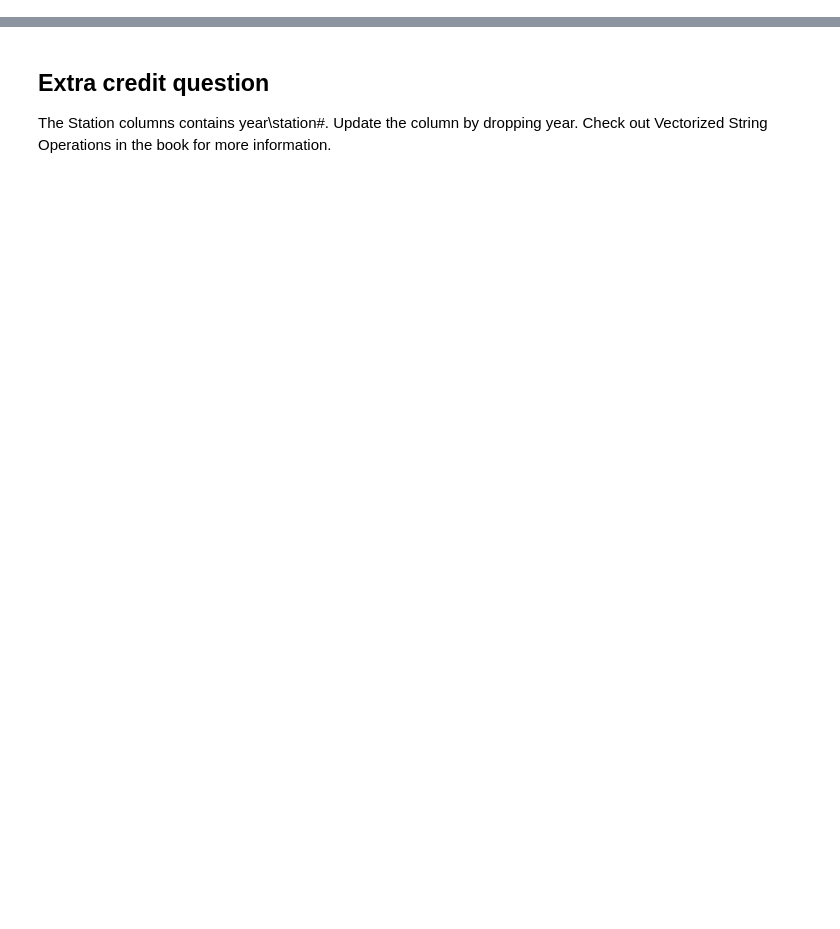
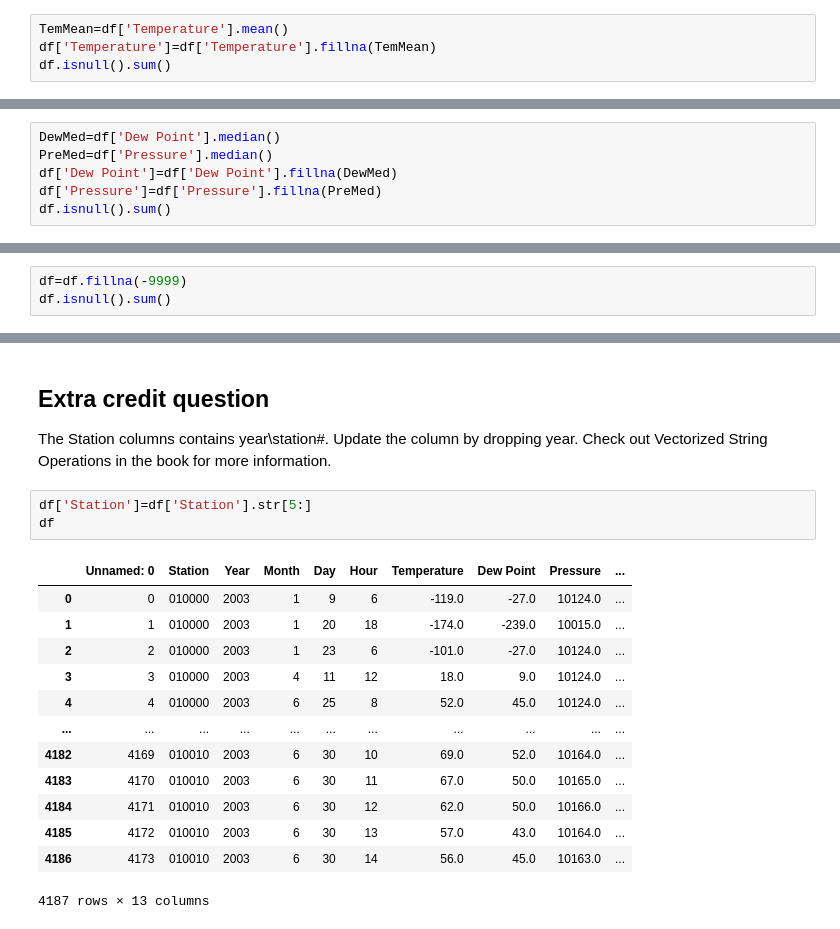
Before and after one commit to shasha920/6070HY, a Jupyter notebook: Assignment 9.ipynb, the cells around one changed output, grey strips where cells are left out. Cells and saved outputs as stored; diff of their text form; blank space fills up the shorter version.

```diff
--- a/Assignment 9.ipynb
+++ b/Assignment 9.ipynb
@@ -126,0 +106,4 @@ dtype: int64
+# %%
+TemMean=df['Temperature'].mean()
+df['Temperature']=df['Temperature'].fillna(TemMean)
+df.isnull().sum()
@@ -144,0 +127,6 @@ dtype: int64
+# %%
+DewMed=df['Dew Point'].median()
+PreMed=df['Pressure'].median()
+df['Dew Point']=df['Dew Point'].fillna(DewMed)
+df['Pressure']=df['Pressure'].fillna(PreMed)
+df.isnull().sum()
@@ -162,0 +150,3 @@ dtype: int64
+# %%
+df=df.fillna(-9999)
+df.isnull().sum()
@@ -178,3 +184,20 @@ dtype: int64
 # %% [markdown]
 ## Extra credit question
 The Station columns contains year\station#. Update the column by dropping year. Check out Vectorized String Operations in the book for more information.
+# %%
+df['Station']=df['Station'].str[5:]
+df
+# %% [output]
+|  | Unnamed: 0 | Station | Year | Month | Day | Hour | Temperature | Dew Point | Pressure | ... |
+| 0 | 0 | 010000 | 2003 | 1 | 9 | 6 | -119.0 | -27.0 | 10124.0 | ... |
+| 1 | 1 | 010000 | 2003 | 1 | 20 | 18 | -174.0 | -239.0 | 10015.0 | ... |
+| 2 | 2 | 010000 | 2003 | 1 | 23 | 6 | -101.0 | -27.0 | 10124.0 | ... |
+| 3 | 3 | 010000 | 2003 | 4 | 11 | 12 | 18.0 | 9.0 | 10124.0 | ... |
+| 4 | 4 | 010000 | 2003 | 6 | 25 | 8 | 52.0 | 45.0 | 10124.0 | ... |
+| ... | ... | ... | ... | ... | ... | ... | ... | ... | ... | ... |
+| 4182 | 4169 | 010010 | 2003 | 6 | 30 | 10 | 69.0 | 52.0 | 10164.0 | ... |
+| 4183 | 4170 | 010010 | 2003 | 6 | 30 | 11 | 67.0 | 50.0 | 10165.0 | ... |
+| 4184 | 4171 | 010010 | 2003 | 6 | 30 | 12 | 62.0 | 50.0 | 10166.0 | ... |
+| 4185 | 4172 | 010010 | 2003 | 6 | 30 | 13 | 57.0 | 43.0 | 10164.0 | ... |
+| 4186 | 4173 | 010010 | 2003 | 6 | 30 | 14 | 56.0 | 45.0 | 10163.0 | ... |
+4187 rows × 13 columns
```
Also changed, not shown: parts of 23 cells of this notebook.
